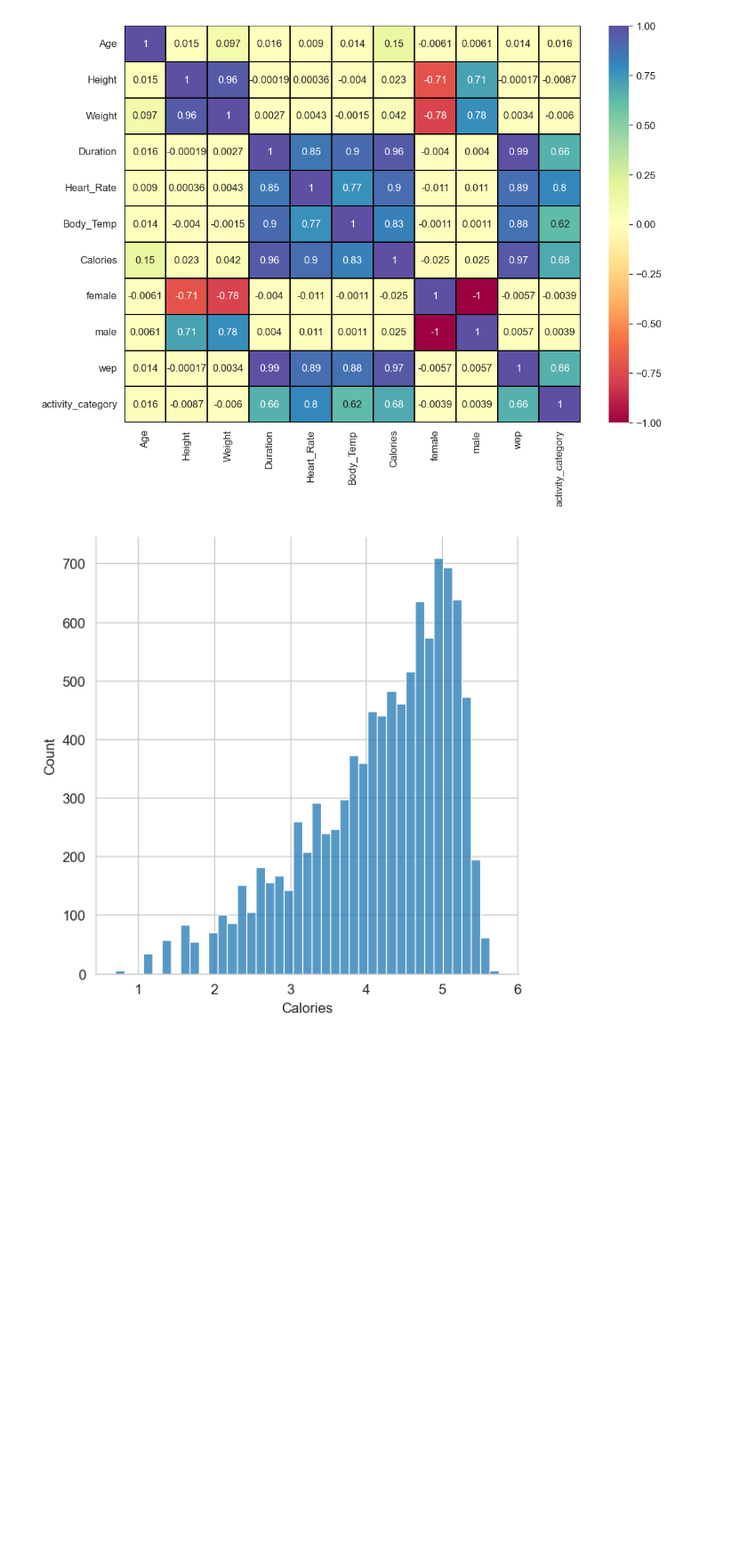
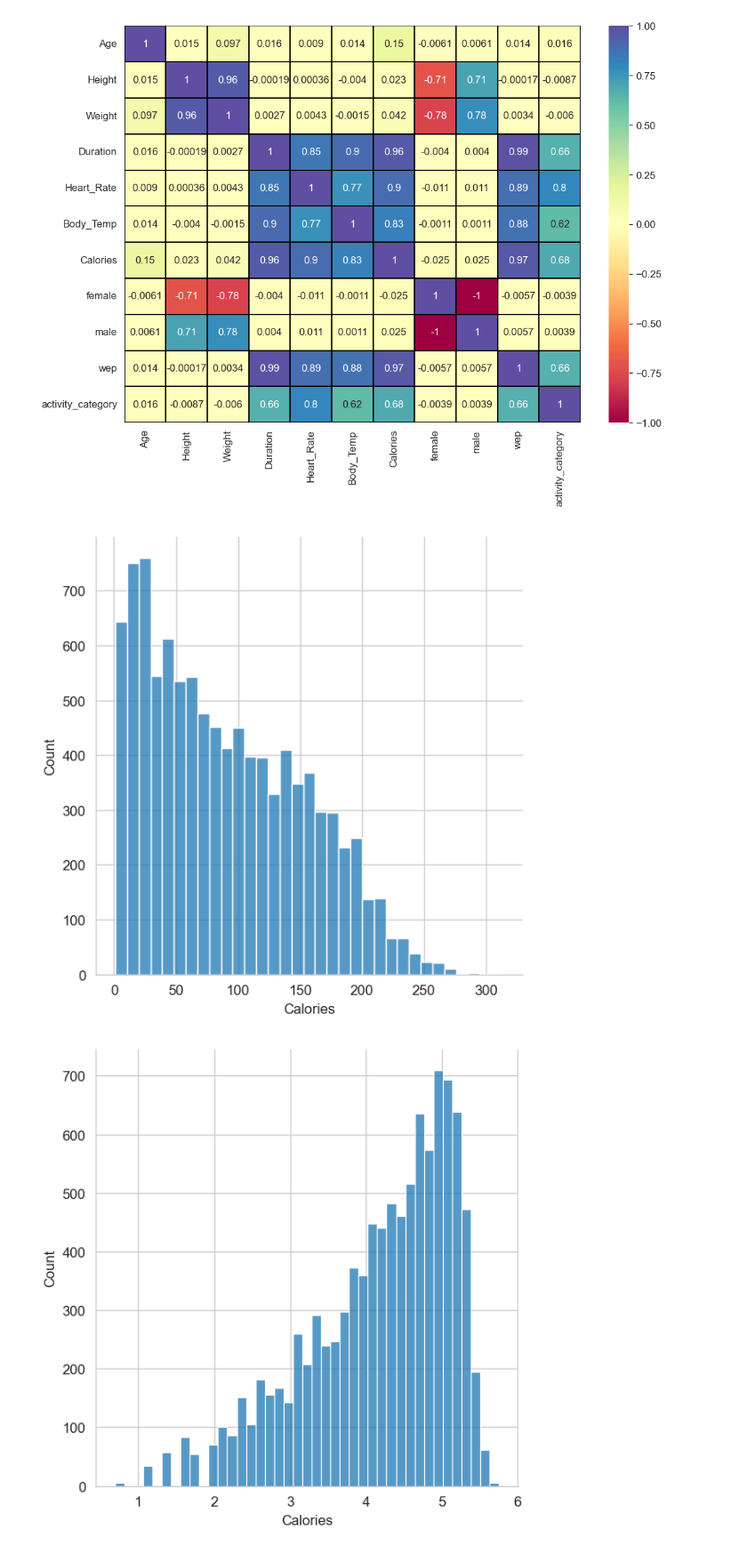
Before and after one commit to NicoUIcreator/WaynessMarketing, a Jupyter notebook: jupiters/presentacion.ipynb, the cells around one changed output. Shown at 89% size. Drawn from its saved outputs; the diff is of its cells as text; code cells hidden in the pictures; blank space fills up the shorter version.

```diff
--- a/jupiters/presentacion.ipynb
+++ b/jupiters/presentacion.ipynb
@@ -35,6 +35,10 @@ dfPuntos
 sns.heatmap(dfPuntos.corr(numeric_only=True), annot=True,vmax=1,vmin=-1,cmap="Spectral", linecolor="black",linewidths=1);
 # %% [output]
 [figure]
+# %%
+sns.displot((dfPuntos['Calories']));
+# %% [output]
+[figure, added]
 # %%
 sns.displot(np.log1p(dfPuntos['Calories']));
 # %% [output]
```
Also changed, not shown: parts of 1 cell of this notebook, 4 other files.
